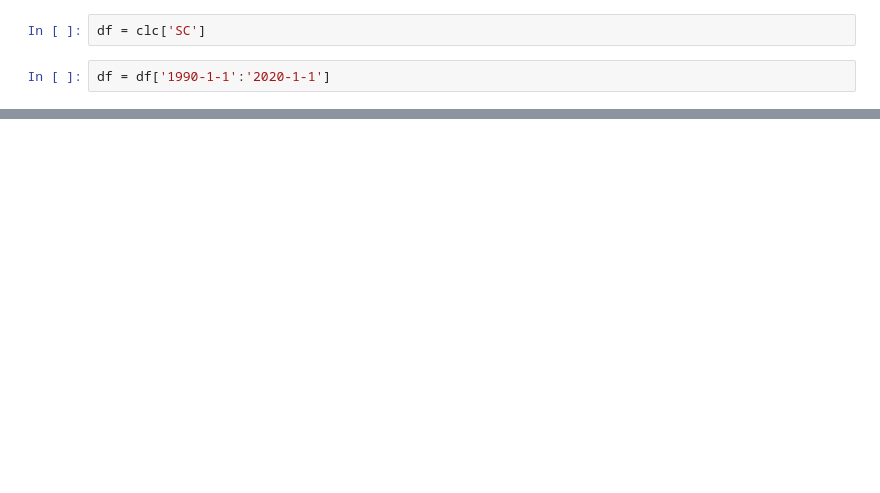
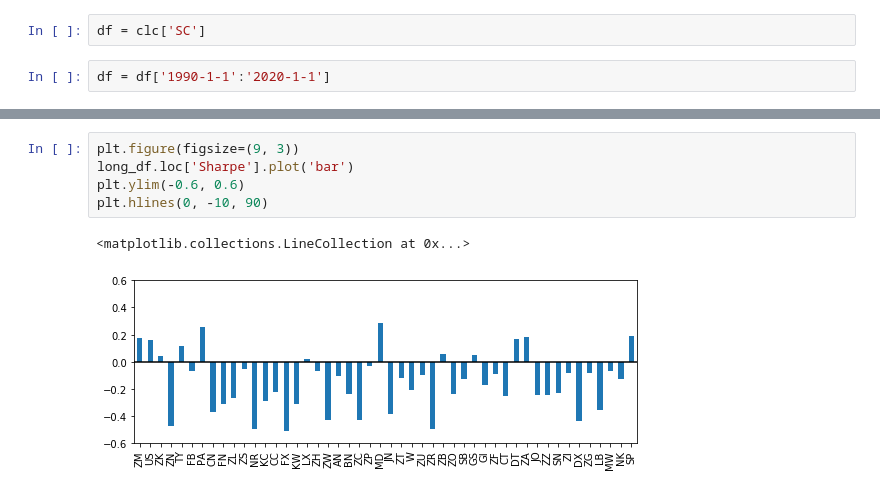
Before and after one commit to maxlamberti/time-series-momentum, a Jupyter notebook: notebooks/Backtest_Baseline.ipynb, the cells around one changed output, grey strips where cells are left out. Cells and saved outputs as stored; diff of their text form; blank space fills up the shorter version.

```diff
--- a/notebooks/Backtest_Baseline.ipynb
+++ b/notebooks/Backtest_Baseline.ipynb
@@ -70,0 +146,8 @@ dtype: float64
+# %%
+plt.figure(figsize=(9, 3))
+long_df.loc['Sharpe'].plot('bar')
+plt.ylim(-0.6, 0.6)
+plt.hlines(0, -10, 90)
+# %% [output]
+<matplotlib.collections.LineCollection at 0x...>
+[figure, added]
```
Also changed, not shown: parts of 15 cells of this notebook, 4 other files.
